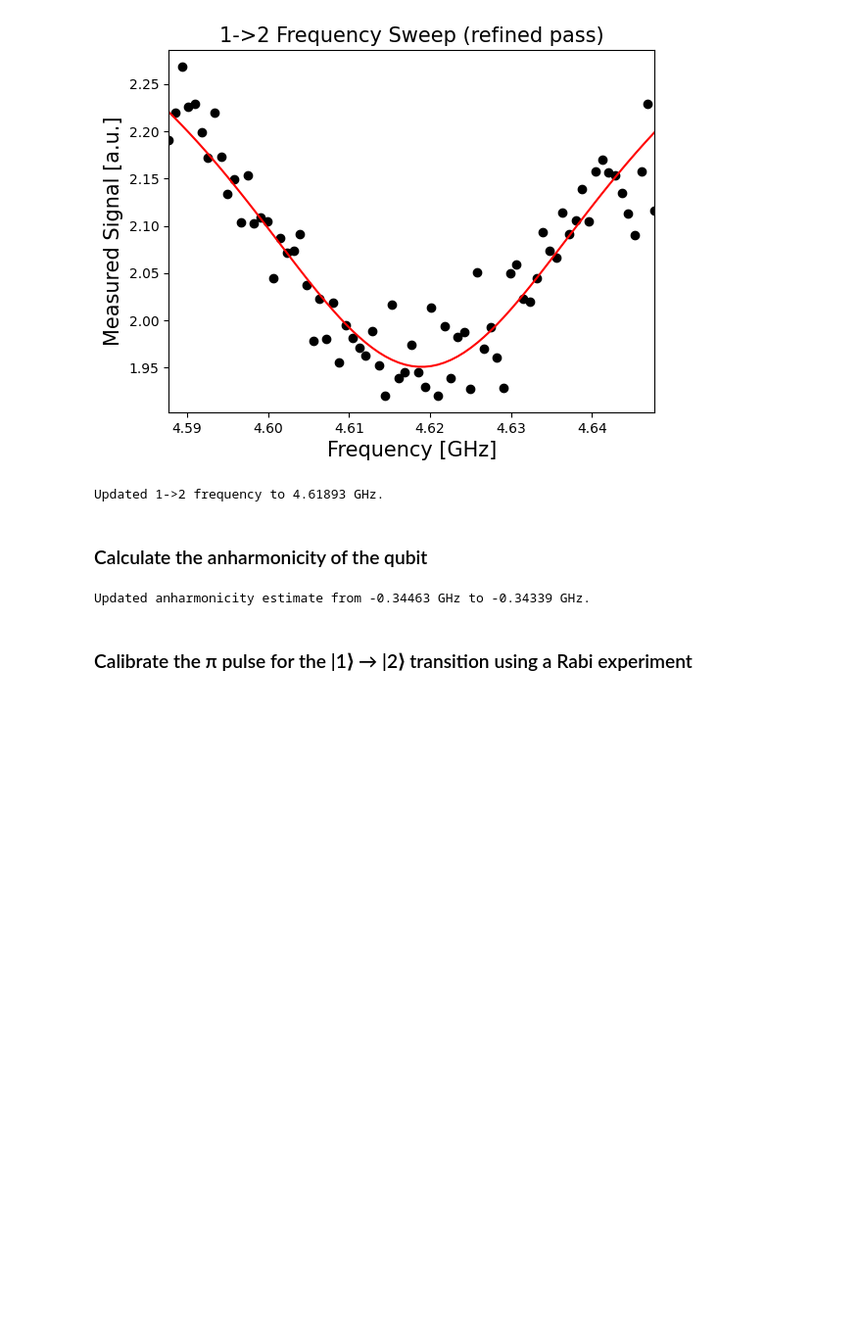
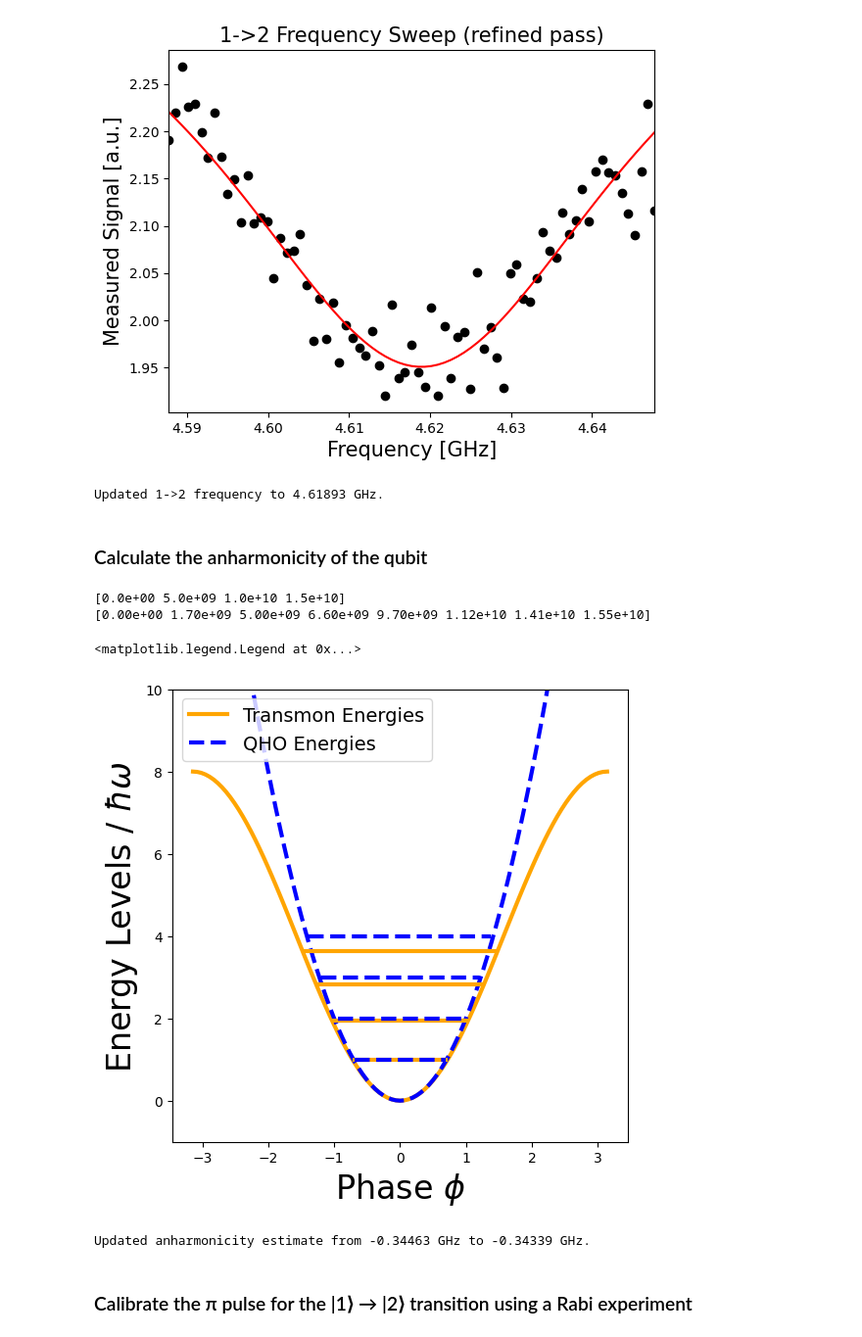
Before and after one commit to drewcurran/ECE396_Project, a Jupyter notebook: Beyond the Two-Level System.ipynb, the cells around one changed output. Shown at 98% size. Cells and saved outputs as stored; diff of their text form; code cells hidden in the pictures; blank space fills up the shorter version.

```diff
--- a/Beyond the Two-Level System.ipynb
+++ b/Beyond the Two-Level System.ipynb
@@ -478,3 +492,44 @@ Updated 1->2 frequency to 4.61893 GHz.
+# %%
+# construct Hamiltonians, and solve for energies
+N = 35
+N_energies = 5
+c = destroy(N)
+H_QHO = w*c.dag()*c
+E_QHO = H_QHO.eigenenergies()[0:N_energies]
+H_transmon = w*c.dag()*c + (anharm/2)*(c.dag()*c)*(c.dag()*c - 1)
+E_transmon = H_transmon.eigenenergies()[0:2*N_energies]
+# %%
+print(E_QHO[:4])
+print(E_transmon[:8])
+# %% [output]
+[0.0e+00 5.0e+09 1.0e+10 1.5e+10]
+[0.00e+00 1.70e+09 5.00e+09 6.60e+09 9.70e+09 1.12e+10 1.41e+10 1.55e+10]
+# %%
+fig, axes = plt.subplots(1, 1, figsize=(6,6))
+
+axes.plot(phis, U_transmon, '-', color='orange', linewidth=3.0)
+axes.plot(phis, U_QHO, '--', color='blue', linewidth=3.0)
+
+for eidx in range(1,N_energies):
+    delta_E_QHO = (E_QHO[eidx]-E_QHO[0])/w
+    delta_E_transmon = (E_transmon[2*eidx]-E_transmon[0])/w
+    QHO_lim_idx = min(np.where(U_QHO[int((N_phis+1)/2):N_phis] > delta_E_QHO)[0])
+    trans_lim_idx = min(np.where(U_transmon[int((N_phis+1)/2):N_phis] > delta_E_transmon)[0])
+    trans_label, = axes.plot([phis[mid_idx-trans_lim_idx-1], phis[mid_idx+trans_lim_idx-1]], \
+                             [delta_E_transmon, delta_E_transmon], '-', color='orange', linewidth=3.0)
+    qho_label, = axes.plot([phis[mid_idx-QHO_lim_idx-1], phis[mid_idx+QHO_lim_idx-1]], \
+                           [delta_E_QHO, delta_E_QHO], '--', color='blue', linewidth=3.0)
+
+axes.set_xlabel('Phase $\phi$', fontsize=24)
+axes.set_ylabel('Energy Levels / $\hbar\omega$', fontsize=24)
+axes.set_ylim(-1, 10)
+
+qho_label.set_label('QHO Energies')
+trans_label.set_label('Transmon Energies')
+axes.legend(loc=2, fontsize=14)
+# %% [output]
+<matplotlib.legend.Legend at 0x...>
+[figure, added]
 # %%
 ## Calculate anharmonicity
 
```
Also changed, not shown: parts of 32 cells of this notebook.
